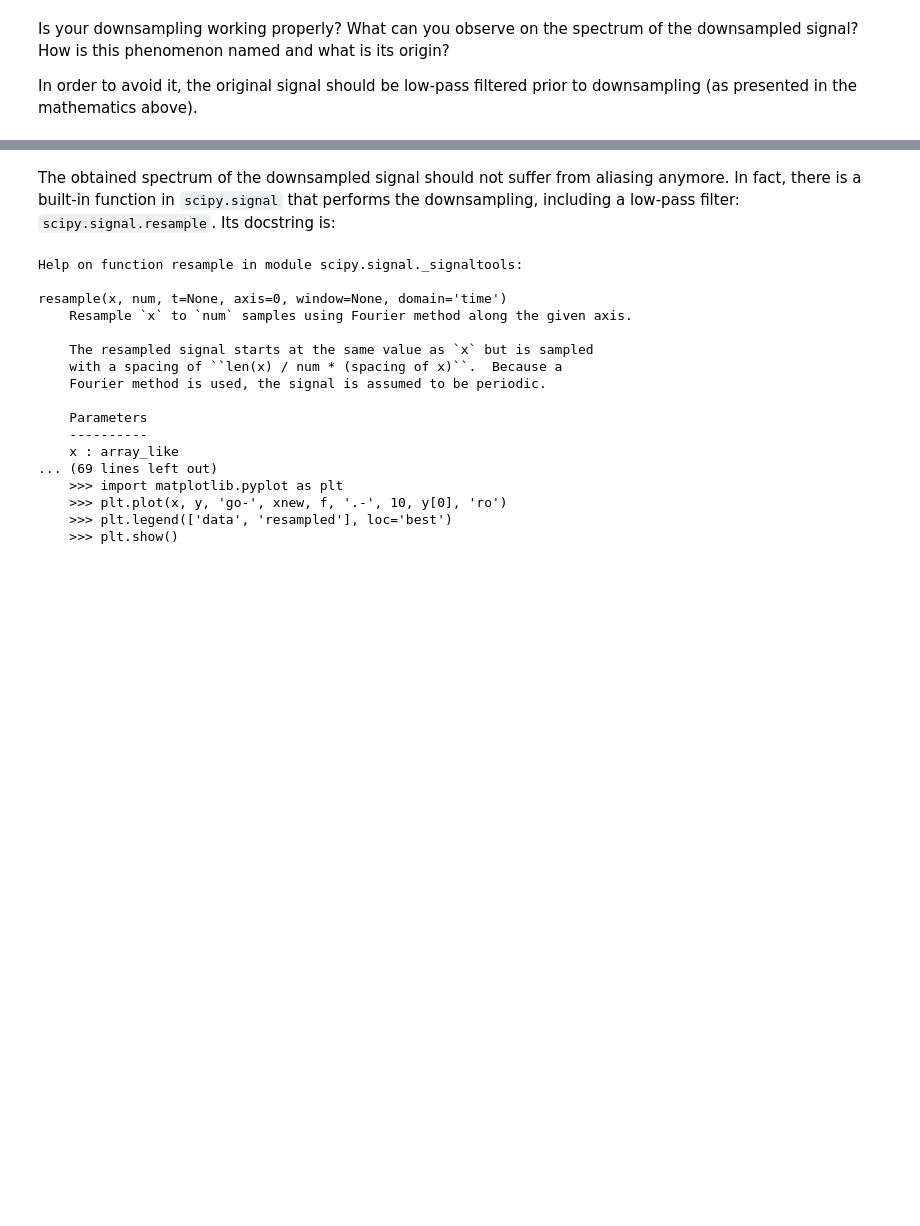
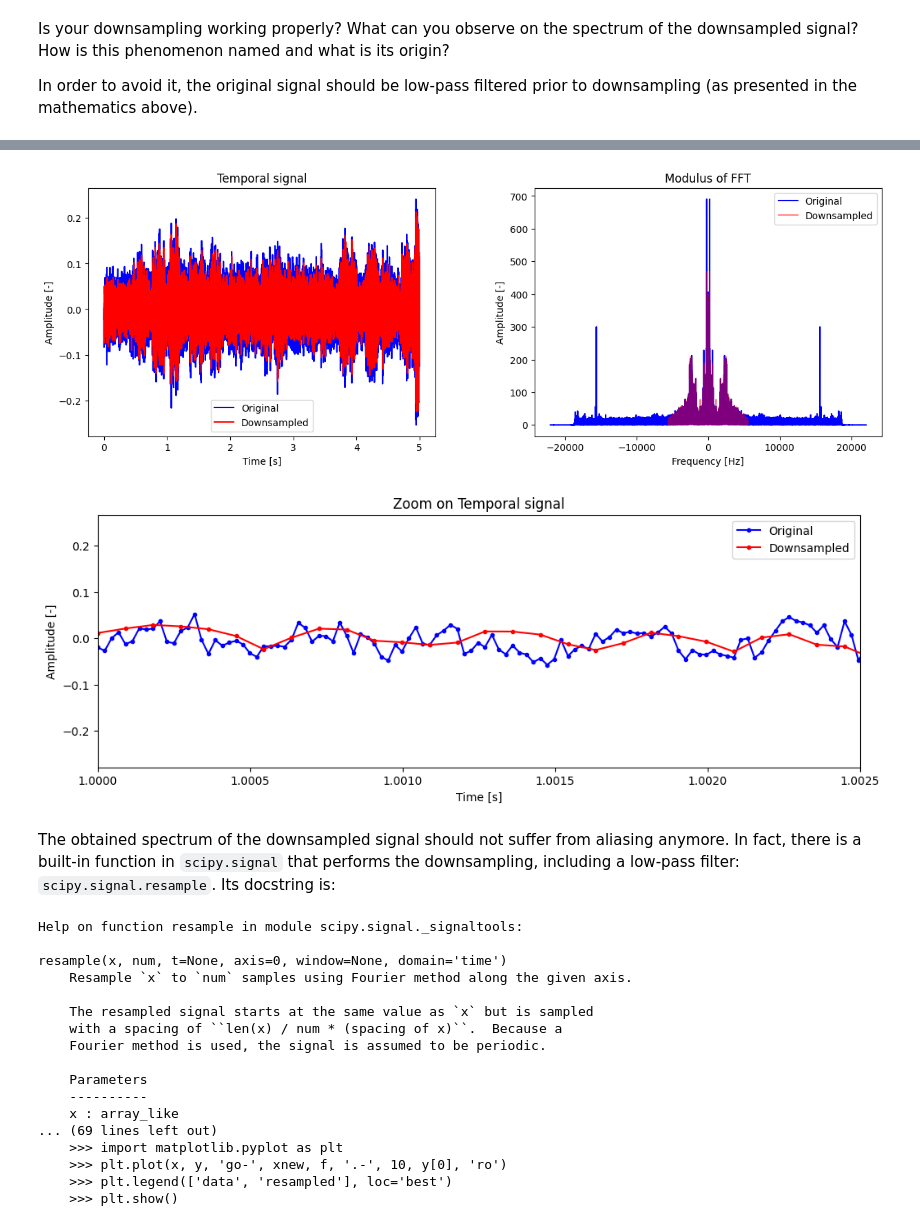
Before and after one commit to LELEC210X/LELEC210X, a Jupyter notebook: classification/h1_feature_vectors.ipynb, the cells around one changed output, grey strips where cells are left out. Cells and saved outputs as stored; diff of their text form; code cells hidden in the pictures; blank space fills up the shorter version.

```diff
--- a/classification/h1_feature_vectors.ipynb
+++ b/classification/h1_feature_vectors.ipynb
@@ -126,17 +132,20 @@ In order to avoid it, the original signal should be low-pass filtered prior to d
 # %%
 "Low-pass filtering before downsampling"
 N = 100  # number of taps
 taps = signal.firwin(numtaps=N, cutoff=fs_down / 2, window="hamming", fs=fs)
 x_filt = np.convolve(x, taps, mode="full")
 
 ### TO COMPLETE
 ### Downsample ``audio_filt``
 
 x_filt_down = x_filt[::M]
 
     # Downsampling
 
-#plot_audio(x, x_filt_down, fs, fs_down)
+plot_audio(x, x_filt_down, fs, fs_down)
+# %% [output]
+[figure, added]
+[figure, added]
 # %% [markdown]
 The obtained spectrum of the downsampled signal should not suffer from aliasing anymore. In fact, there is a built-in function in ``scipy.signal`` that performs the downsampling, including a low-pass filter: ``scipy.signal.resample``. Its docstring is:
 # %%
```
Also changed, not shown: parts of 11 cells of this notebook.
